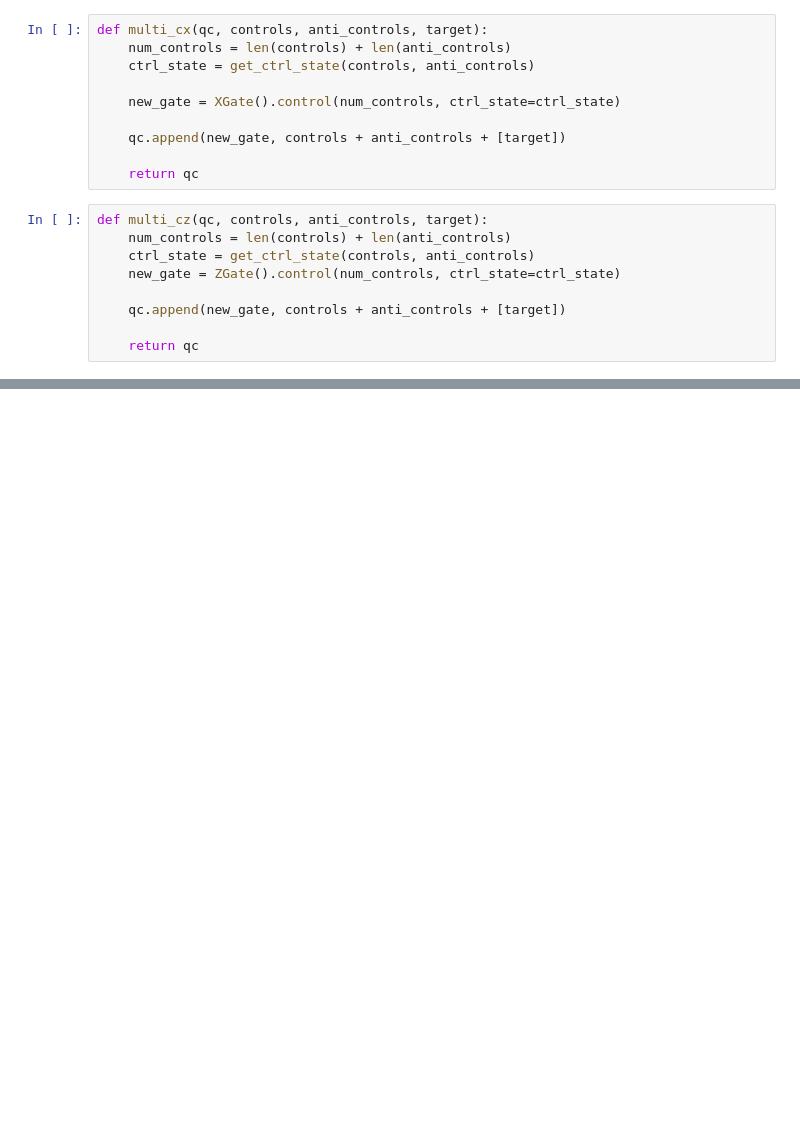
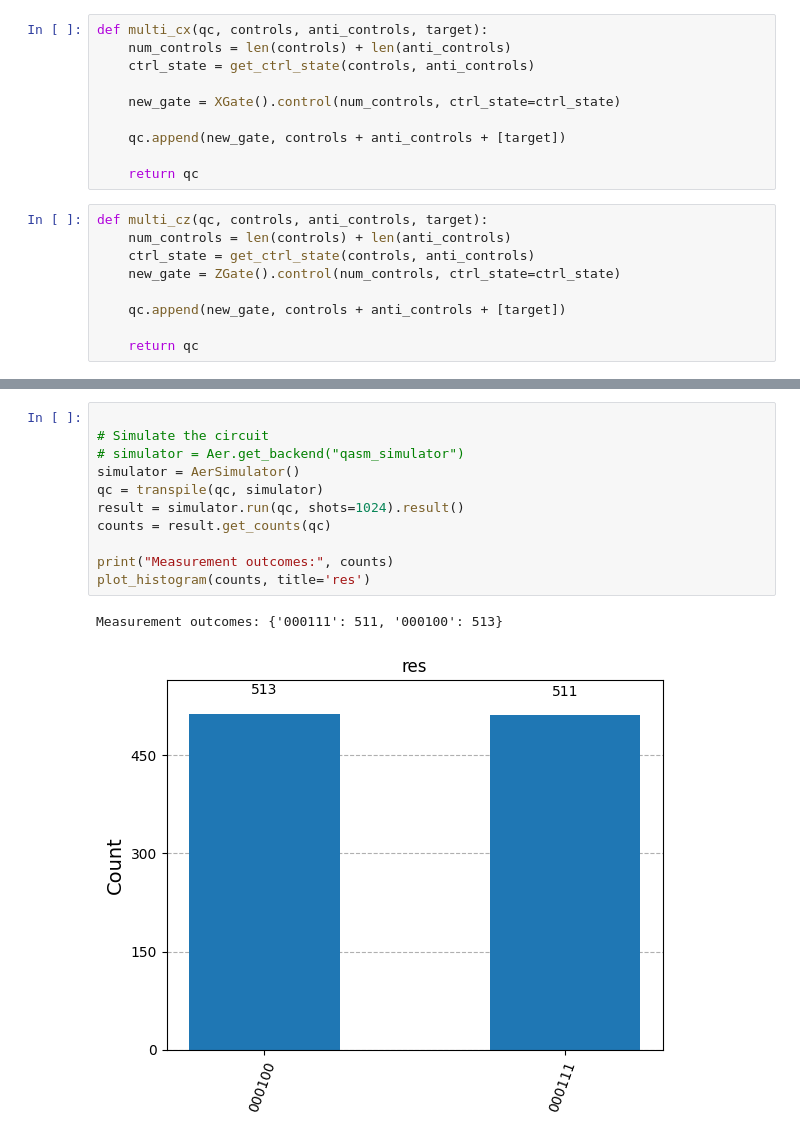
Before and after one commit to Toshihide-Sakao/DA150X-Qauntum-Szegedy-Walk, a Jupyter notebook: qiskit-saker/quantum_szegedy.ipynb, the cells around one changed output, grey strips where cells are left out. Saved outputs shown, nothing was run; the diff lists cells and outputs as text; blank space fills up the shorter version.

```diff
--- a/qiskit-saker/quantum_szegedy.ipynb
+++ b/qiskit-saker/quantum_szegedy.ipynb
@@ -107,0 +122,14 @@ ctrl_state 1
+# %%
+
+# Simulate the circuit
+# simulator = Aer.get_backend("qasm_simulator")
+simulator = AerSimulator()
+qc = transpile(qc, simulator)
+result = simulator.run(qc, shots=1024).result()
+counts = result.get_counts(qc)
+
+print("Measurement outcomes:", counts)
+plot_histogram(counts, title='res')
+# %% [output]
+Measurement outcomes: {'000111': 511, '000100': 513}
+[figure, added]
```
Also changed, not shown: parts of 4 cells of this notebook, 1 other file.
